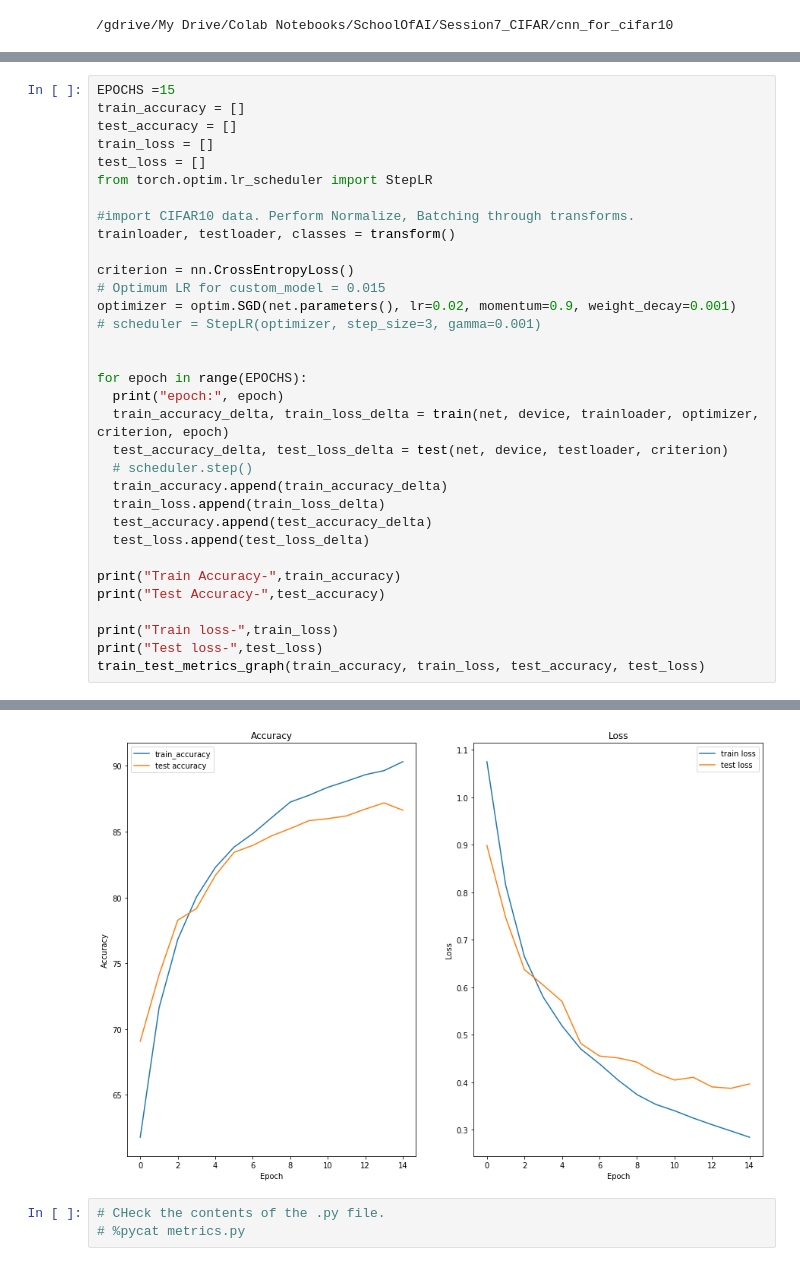
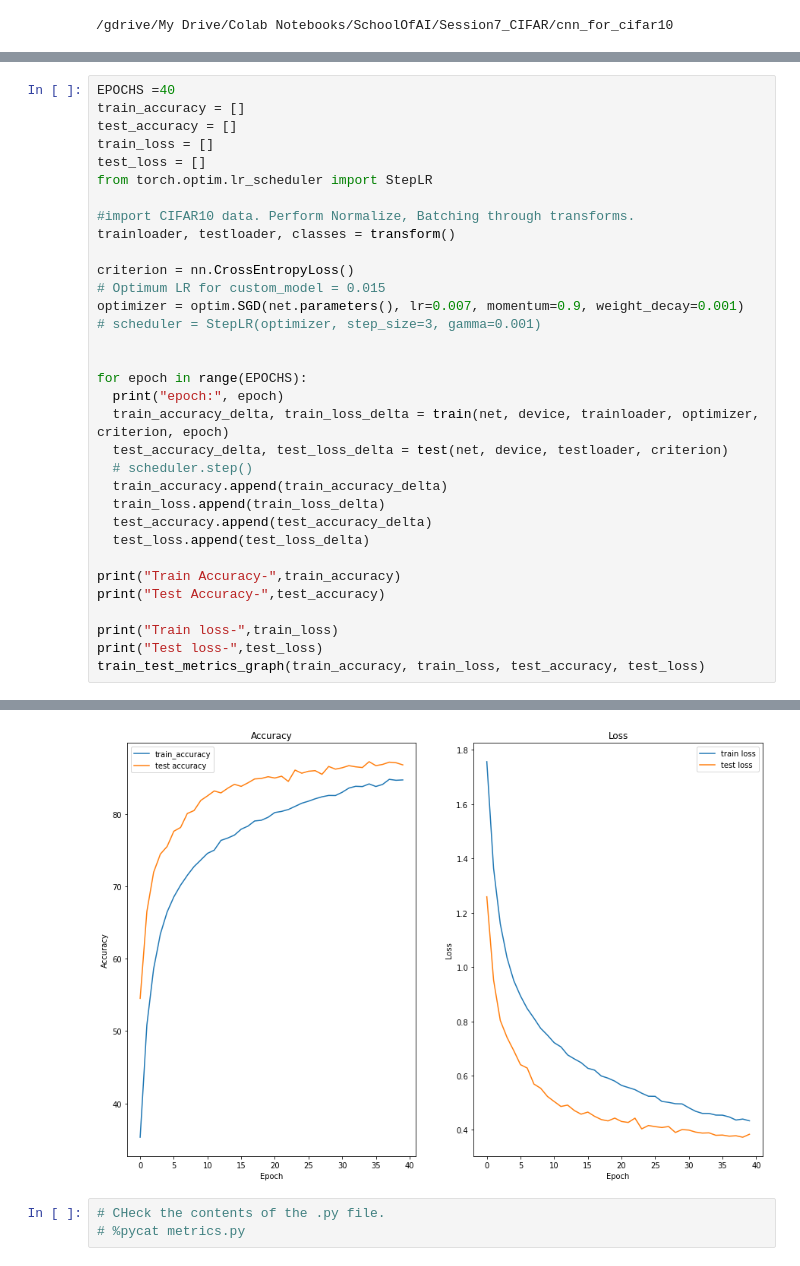
Before and after one commit to Shashank-Holla/CNN_for_CIFAR10, a Jupyter notebook: main.ipynb, the cells around one changed output, grey strips where cells are left out. Drawn from its saved outputs; the diff is of its cells as text.

```diff
--- a/main.ipynb
+++ b/main.ipynb
@@ -57,7 +83,7 @@ Params size (MB): 42.63
 Estimated Total Size (MB): 53.89
 ----------------------------------------------------------------
 # %%
-EPOCHS =15
+EPOCHS =40
 train_accuracy = []
 test_accuracy = []
 train_loss = []
@@ -69,7 +95,7 @@ trainloader, testloader, classes = transform()
 
 criterion = nn.CrossEntropyLoss()
 # Optimum LR for custom_model = 0.015
-optimizer = optim.SGD(net.parameters(), lr=0.02, momentum=0.9, weight_decay=0.001)
+optimizer = optim.SGD(net.parameters(), lr=0.007, momentum=0.9, weight_decay=0.001)
 # scheduler = StepLR(optimizer, step_size=3, gamma=0.001)
 
 
@@ -110,4 +136,4 @@ Test loss- [0.8982355519186093, 0.7464975427977646, 0.6371080313302293, 0.604503
-[figure, old version]
+[figure, new version]
 # %%
 # CHeck the contents of the .py file.
 # %pycat metrics.py
```
Also changed, not shown: parts of 4 cells of this notebook.
